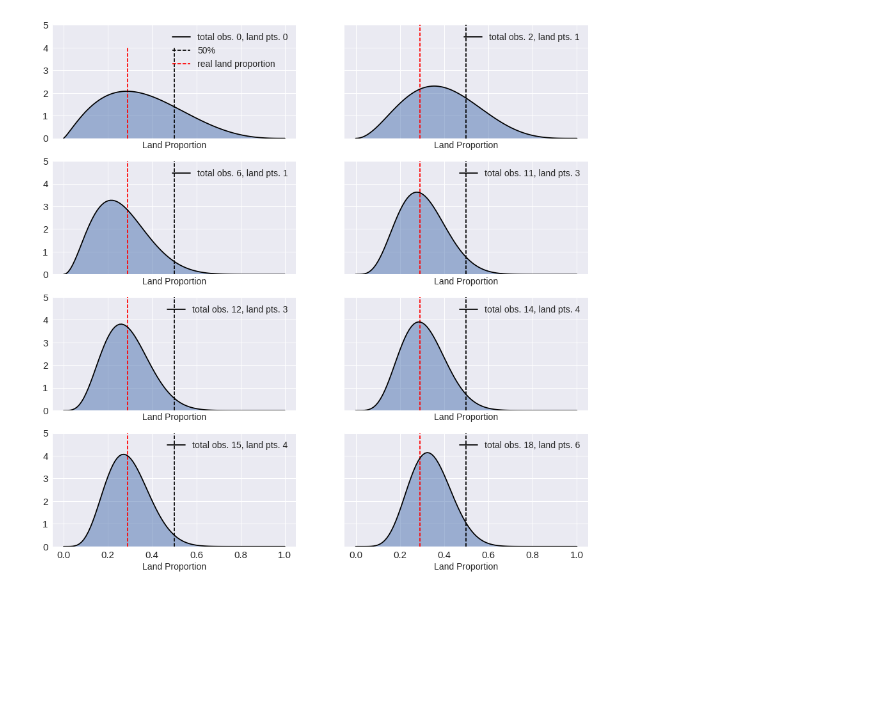
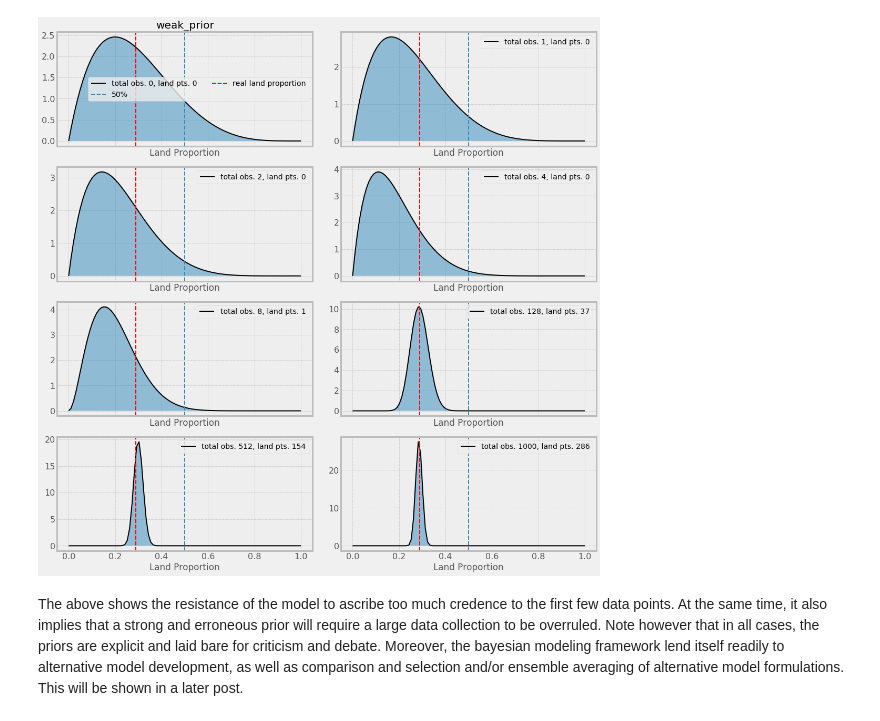
Before and after one commit to madHatter106/Bayesian-Chlorophyll, a Jupyter notebook: Bayesian Modeling for Oceanographers - 1 - Introduction.ipynb, the cells around one changed output. Cells and saved outputs as stored; diff of their text form; code cells hidden in the pictures; blank space fills up the shorter version.

```diff
--- a/Bayesian Modeling for Oceanographers - 1 - Introduction.ipynb
+++ b/Bayesian Modeling for Oceanographers - 1 - Introduction.ipynb
@@ -35,0 +146,8 @@ array([ 0,  2,  6, 11, 12, 14, 15, 18])
+# %%
+pl.style.use('bmh')
+# %%
+rcParams['font.size'] = 16
+rcParams['axes.labelsize'] = 18
+rcParams['axes.titlesize'] = 20
+rcParams['xtick.labelsize'] = 16
+rcParams['ytick.labelsize'] = 16
@@ -35,0 +166,11 @@ array([ 0,  2,  6, 11, 12, 14, 15, 18])
+# %%
+# Set theta_true
+theta_true = 0.29
+# Sample 1000 times parameterized by theta_true
+data = np.random.choice([0,1], size=1000, p=[1-theta_true, theta_true])
+# cumulative sum. equals the number of land occurrences given a specific number of samples
+cdata = np.cumsum(np.insert(data,0,0))
+# Set up the hypotheses grid
+theta_hyp=np.linspace(0,1,100)
+# %%
+N = [0, 1, 2, 4, 8, 128, 512, 1000]
@@ -60,23 +211,25 @@ f.savefig('./bayesianChl_stuff/landProp_flat.png', dpi=300, format='png')
 # %%
-f, axs = pl.subplots(ncols=2, nrows=4, figsize=(15, 15), sharex=True, sharey=True)
-sb.set(font_scale=1.5)
+f, axs = pl.subplots(ncols=2, nrows=4, figsize=(15, 15), sharex=True)
+#sb.set(font_scale=1.5)
 for n ,ax in zip(N, axs.ravel()):
     ocns = cdata[n]
-    y = beta.pdf(thetas, 2.2 + ocns, 4 + n - ocns)
-    ax.plot(thetas, y, color='k', label='total obs. %d, land pts. %d' %(n, ocns))
-    ymax=5
+    y = beta.pdf(theta_hyp, 2 + ocns, 5 + n - ocns)
+    ax.plot(theta_hyp, y, color='k',
+           label='total obs. %d, land pts. %d' %(n, ocns))
     lbl1=None
     lbl2=None
     if n == 0:
         ymax=4
         lbl1 = '50%'
         lbl2 = 'real land proportion'
-    ax.vlines(0.5, 0, ymax, linestyles='--', label=lbl1)
-    ax.vlines(0.29, 0, ymax, linestyles='--', color='r', label=lbl2)
-    ax.legend(fontsize=14, ncol=1)
-    ax.set_ylim(0,5)
-    ax.fill_between(thetas,y,alpha=0.5);
-    ax.set_xlabel('Land Proportion', fontsize=14)
-f.savefig('./bayesianChl_stuff/landProp_weak.png', dpi=300, format='png')
+        ax.set_title('weak_prior')
+    ax.axvline(0.5, linestyle='--', label=lbl1)
+    ax.axvline(theta_true, linestyle='--', color='r', label=lbl2)
+    ax.legend(ncol=2)
+    ax.fill_between(theta_hyp,y,alpha=0.5);
+    ax.set_xlabel('Land Proportion')
+f.tight_layout()
 # %% [output]
-[figure, old version]
+[figure, new version]
+# %% [markdown]
+The above shows the resistance of the model to ascribe too much credence to the first few data points. At the same time, it also implies that a strong and erroneous prior will require a large data collection to be overruled. Note however that in all cases, the priors are explicit and laid bare for criticism and debate. Moreover, the bayesian modeling framework lend itself readily to alternative model development, as well as comparison and selection and/or ensemble averaging of alternative model formulations. This will be shown in a later post.
```
Also changed, not shown: parts of 19 cells of this notebook.
